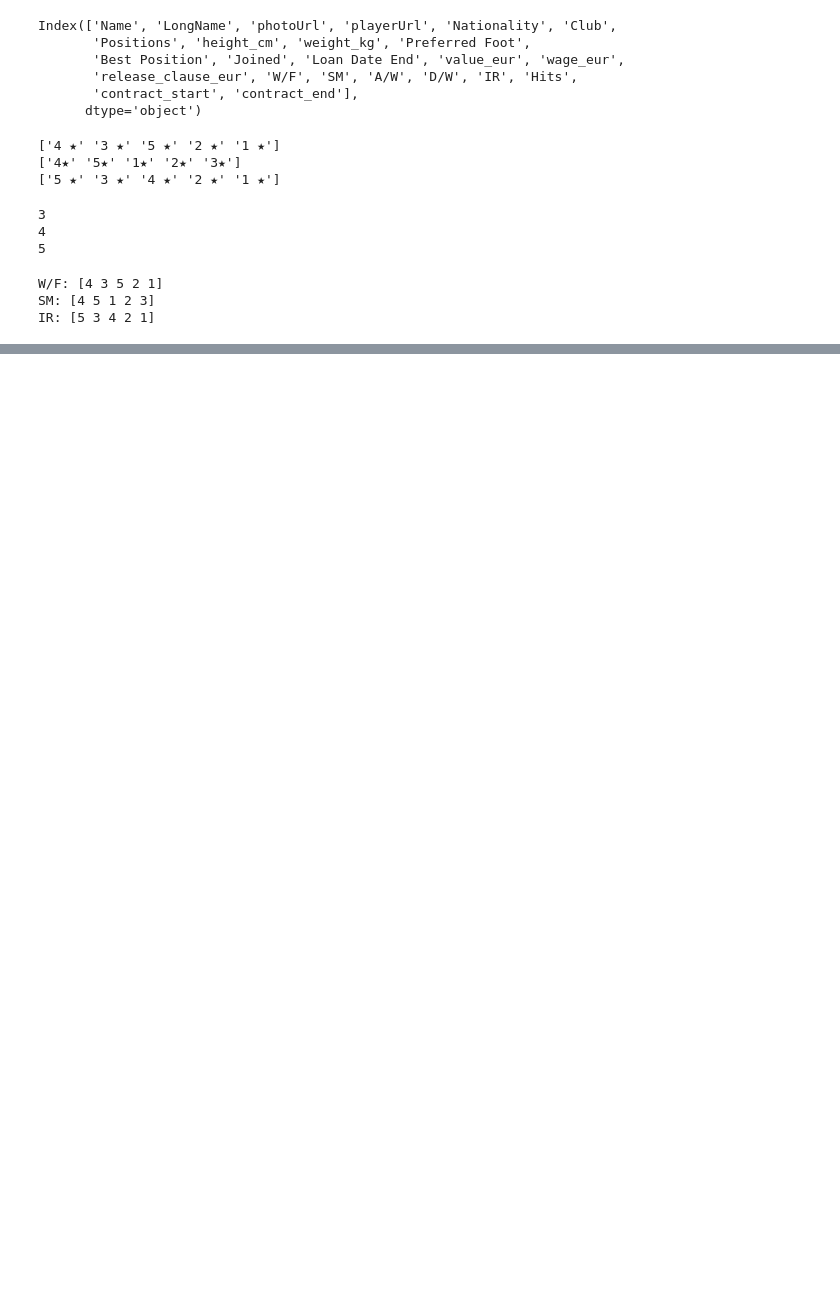
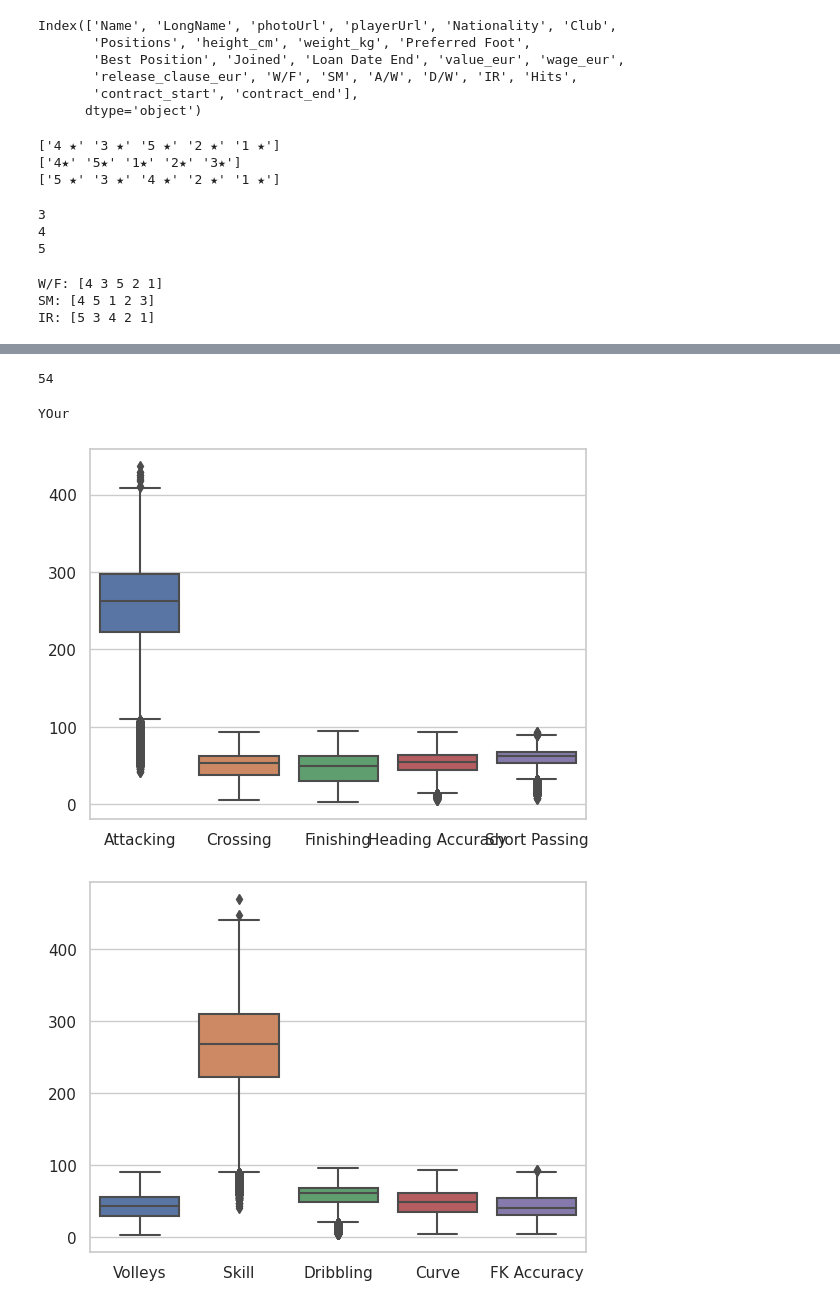
Before and after one commit to samillano-jk/Data_analysis_Projects_scripsts_notebooks, a Jupyter notebook: fifa-data-cleaning.ipynb, the cells around one changed output, grey strips where cells are left out. Cells and saved outputs as stored; diff of their text form; code cells hidden in the pictures; blank space fills up the shorter version.

Commit message:
Kaggle Notebook | Fifa_data_cleaning | Version 10

```diff
--- a/fifa-data-cleaning.ipynb
+++ b/fifa-data-cleaning.ipynb
@@ -438,0 +453,17 @@ fifa_obj.head()
+# %%
+print(len(fifa_num.columns))
+# %% [output]
+54
+# %%
+
+    print(i)
+# %% [output]
+YOur
+# %%
+sns.set(style="whitegrid")
+for i in range(5, 55, 5):
+    sns.boxplot(fifa_num.iloc[:, i:i+5])
+    plt.show()
+# %% [output]
+[figure, added]
+[figure, added]
```
Also changed, not shown: parts of 5 cells of this notebook.
